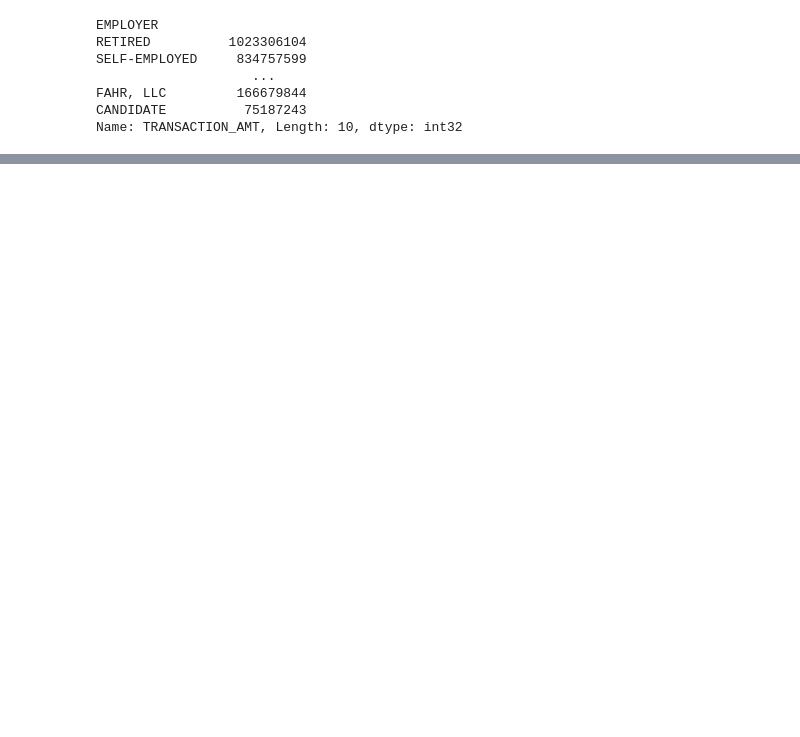
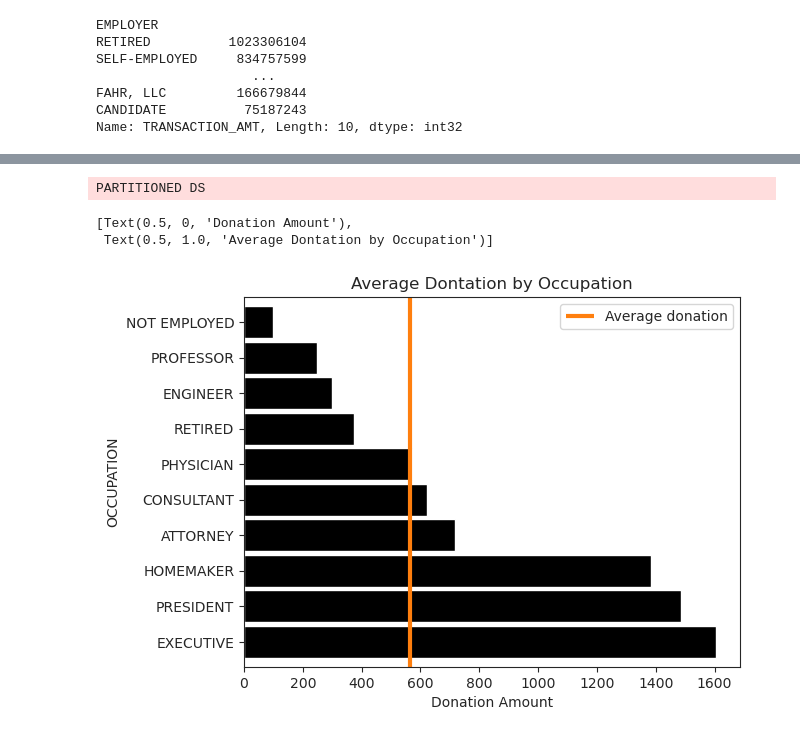
Before and after one commit to kevinheavey/modern-polars, a Jupyter notebook: performance.ipynb, the cells around one changed output, grey strips where cells are left out. Cells and saved outputs as stored; diff of their text form; code cells hidden in the pictures; blank space fills up the shorter version.

```diff
--- a/performance.ipynb
+++ b/performance.ipynb
@@ -1049,5 +1062,9 @@ PanicException: called `Option::unwrap()` on a `None` value
 # %%
-indiv_dd = dd.read_parquet(fec_dir / "indiv*.pq", engine="pyarrow")
+indiv_dd = (
+    dd.read_parquet(fec_dir / "indiv*.pq", engine="pyarrow")
+    # pandas and dask want datetimes but this is a date col
+    .assign(TRANSACTION_DT=lambda df: dd.to_datetime(df["TRANSACTION_DT"], errors="coerce"))
+)
 avg_transaction_dd = indiv_dd["TRANSACTION_AMT"].mean()
 total_by_employee_dd = (
     indiv_dd.groupby('EMPLOYER')
@@ -1151,0 +1119,6 @@ shape: (1983673, 2)
+# %%
+top_occupations_dd = (
+    indiv_dd["OCCUPATION"].value_counts()
+        .nlargest(10).index
+).compute()
+top_occupations_dd
@@ -1151,0 +1156,8 @@ shape: (1983673, 2)
+# %%
+donations_dd = (
+    indiv_dd[indiv_dd["OCCUPATION"].isin(top_occupations_dd)]
+        .groupby("OCCUPATION")
+        ["TRANSACTION_AMT"]
+        .mean()
+        .dropna()
+)
@@ -1151,0 +1171,18 @@ shape: (1983673, 2)
+# %%
+total_avg_dd, occupation_avg_dd = compute(indiv_dd["TRANSACTION_AMT"].mean(), donations_dd)
+# %%
+averages_pl = pl.collect_all([indiv_pl.select(pl.col("TRANSACTION_AMT").mean()), donations_pl])
+total_avg_pl = averages_pl[0][0, 0]
+occupation_avg_pl = averages_pl[1]
+# %% [output]
+PARTITIONED DS
+# %%
+ax = occupation_avg_dd.sort_values(ascending=False).plot.barh(color='k', width=0.9)
+lim = ax.get_ylim()
+ax.vlines(total_avg_dd, *lim, color='C1', linewidth=3)
+ax.legend(['Average donation'])
+ax.set(xlabel="Donation Amount", title="Average Dontation by Occupation")
+# %% [output]
+[Text(0.5, 0, 'Donation Amount'),
+ Text(0.5, 1.0, 'Average Dontation by Occupation')]
+[figure, added]
```
Also changed, not shown: parts of 29 cells of this notebook.
